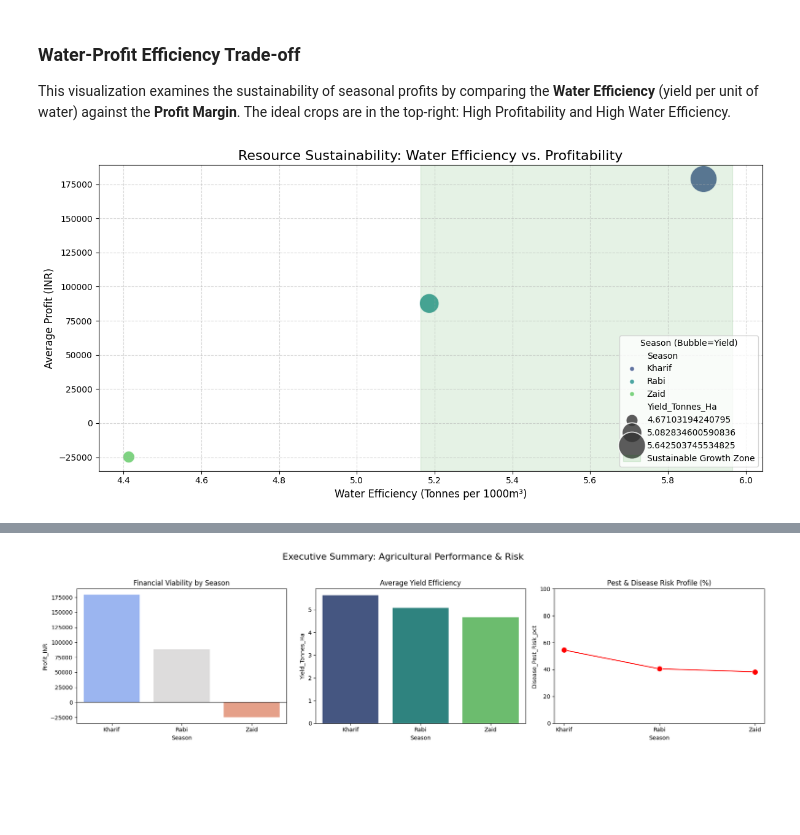
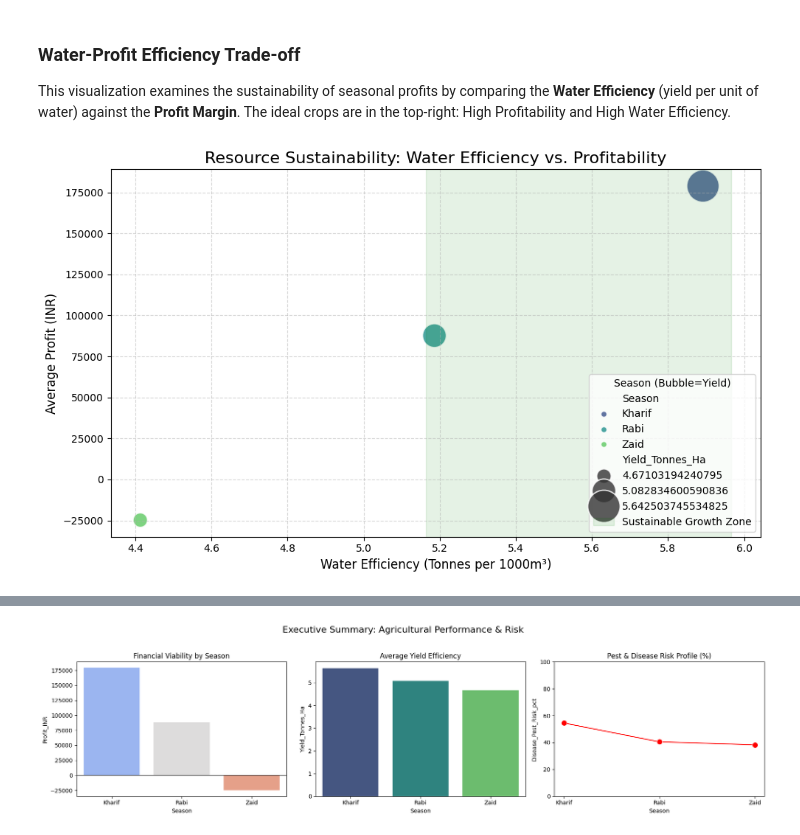
Before and after one commit to akanksha726/agri-seasonal-analytics, a Jupyter notebook: agri_seasonal_analytics.ipynb, the cells around one changed output, grey strips where cells are left out. Cells and saved outputs as stored; diff of their text form; code cells hidden in the pictures; blank space fills up the shorter version.

```diff
--- a/agri_seasonal_analytics.ipynb
+++ b/agri_seasonal_analytics.ipynb
@@ -490,32 +477,32 @@ efficiency_data = df.groupby(['Season']).agg({
     'Water_Efficiency_t_per_1000m3': 'mean',
     'Yield_Tonnes_Ha': 'mean'
 }).reset_index()
 
-plt.figure(figsize=(12, 6))
+plt.figure(figsize=(10, 6))
 
 # Create a specialized bubble chart for efficiency
 sns.scatterplot(
     data=efficiency_data,
     x='Water_Efficiency_t_per_1000m3',
     y='Profit_INR',
     hue='Season',
     size='Yield_Tonnes_Ha',
     sizes=(200, 1000),
     palette='viridis',
     alpha=0.8
 )
 
 # Add annotations to explain the 'Sustainability Zone'
 plt.axvspan(efficiency_data['Water_Efficiency_t_per_1000m3'].mean(), plt.xlim()[1],
             alpha=0.1, color='green', label='Sustainable Growth Zone')
 
 plt.title('Resource Sustainability: Water Efficiency vs. Profitability', fontsize=16)
 plt.xlabel('Water Efficiency (Tonnes per 1000m³)', fontsize=12)
 plt.ylabel('Average Profit (INR)', fontsize=12)
 plt.grid(True, linestyle='--', alpha=0.5)
 plt.legend(title='Season (Bubble=Yield)', loc='lower right')
 
 plt.tight_layout()
 plt.show()
 # %% [output]
-[figure, old version]
+[figure, new version]
```
Also changed, not shown: parts of 19 cells of this notebook.
